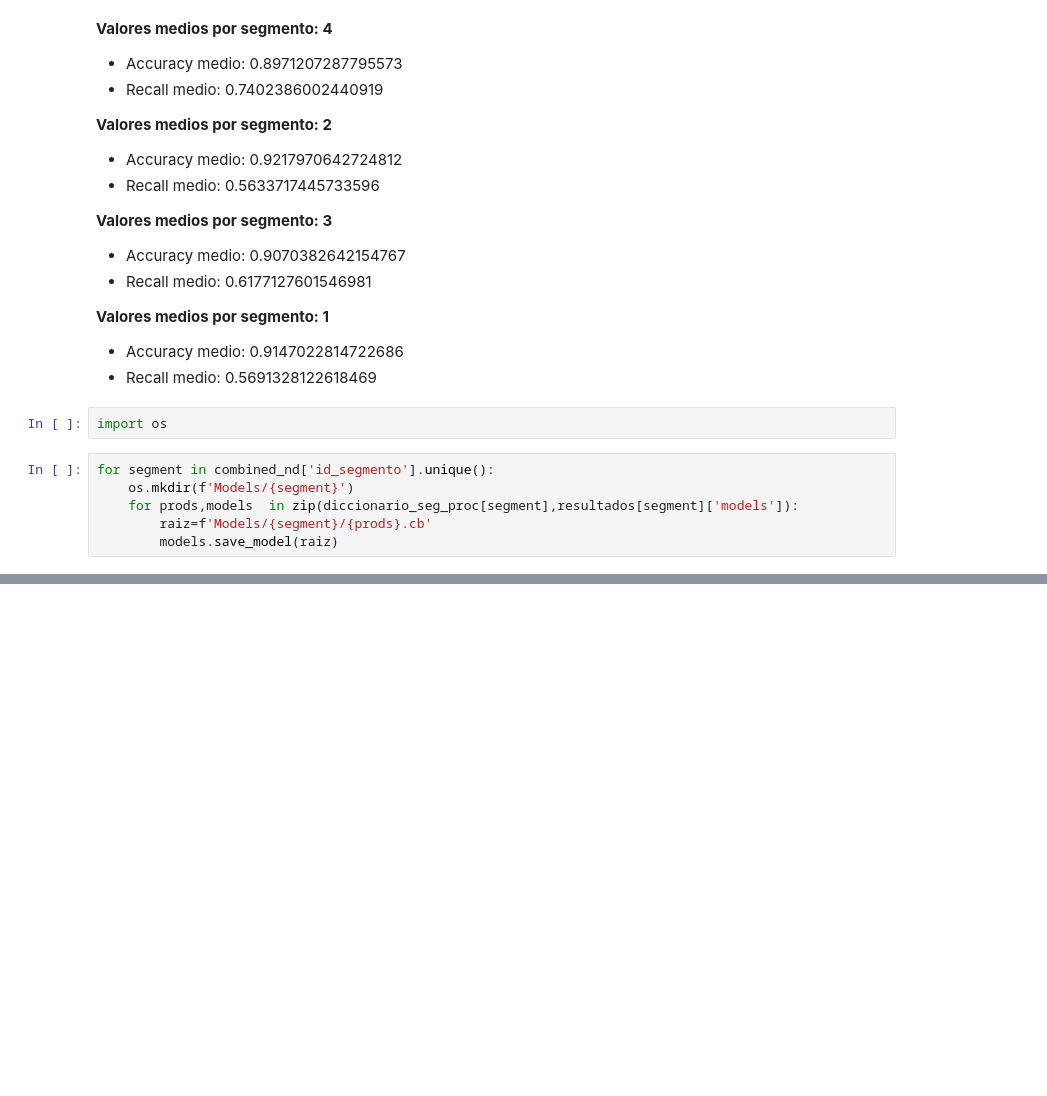
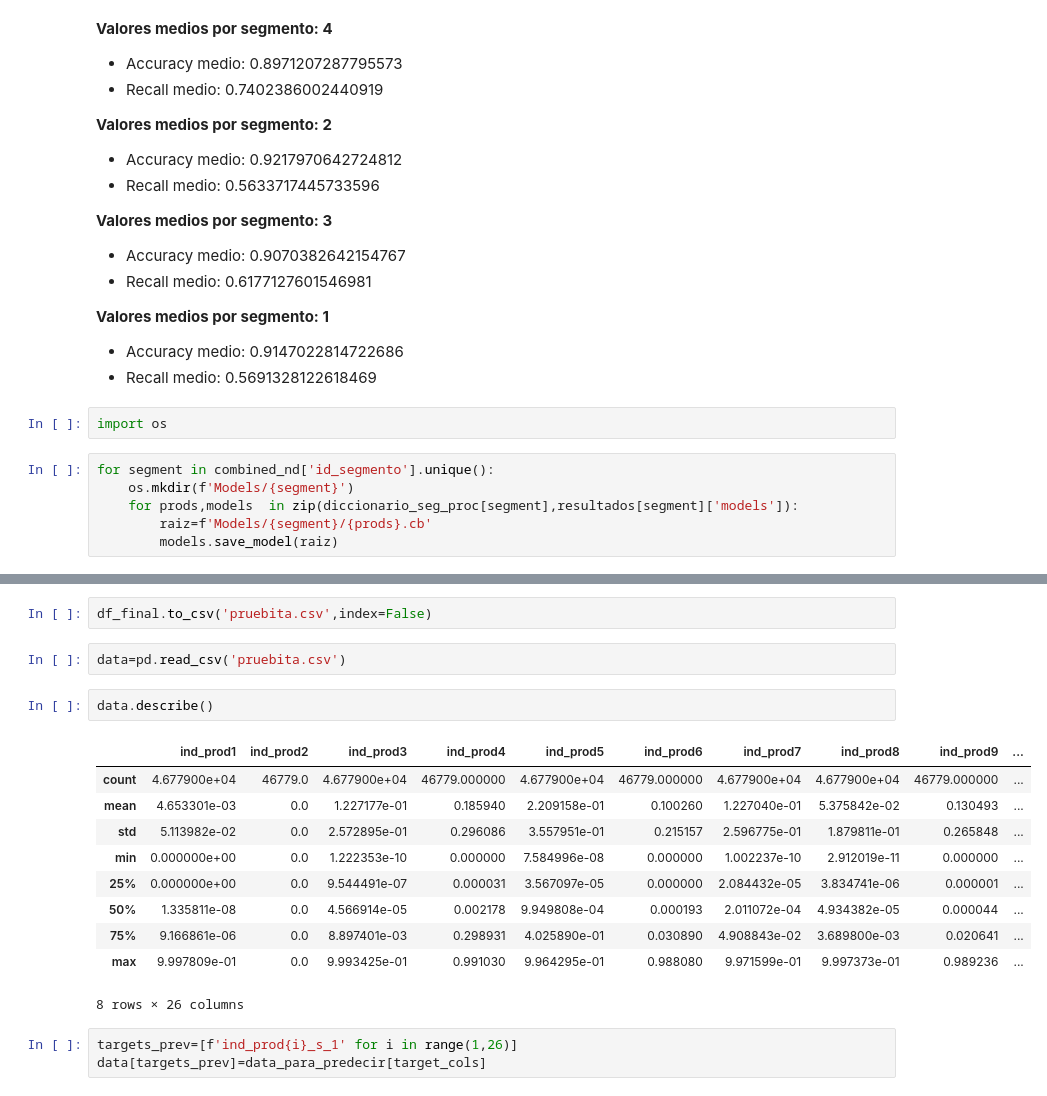
Before and after one commit to mariol-lamas/Machine_learning_proyect, a Jupyter notebook: Src/Santander_kaggle/codigo_adaptado_simple.ipynb, the cells around one changed output, grey strips where cells are left out. Drawn from its saved outputs; the diff is of its cells as text; blank space fills up the shorter version.

```diff
--- a/Src/Santander_kaggle/codigo_adaptado_simple.ipynb
+++ b/Src/Santander_kaggle/codigo_adaptado_simple.ipynb
@@ -584,0 +614,20 @@ clf=CatBoostClassifier()
+# %%
+df_final.to_csv('pruebita.csv',index=False)
+# %%
+data=pd.read_csv('pruebita.csv')
+# %%
+data.describe()
+# %% [output]
+|  | ind_prod1 | ind_prod2 | ind_prod3 | ind_prod4 | ind_prod5 | ind_prod6 | ind_prod7 | ind_prod8 | ind_prod9 | ... |
+| count | 4.677900e+04 | 46779.0 | 4.677900e+04 | 46779.000000 | 4.677900e+04 | 46779.000000 | 4.677900e+04 | 4.677900e+04 | 46779.000000 | ... |
+| mean | 4.653301e-03 | 0.0 | 1.227177e-01 | 0.185940 | 2.209158e-01 | 0.100260 | 1.227040e-01 | 5.375842e-02 | 0.130493 | ... |
+| std | 5.113982e-02 | 0.0 | 2.572895e-01 | 0.296086 | 3.557951e-01 | 0.215157 | 2.596775e-01 | 1.879811e-01 | 0.265848 | ... |
+| min | 0.000000e+00 | 0.0 | 1.222353e-10 | 0.000000 | 7.584996e-08 | 0.000000 | 1.002237e-10 | 2.912019e-11 | 0.000000 | ... |
+| 25% | 0.000000e+00 | 0.0 | 9.544491e-07 | 0.000031 | 3.567097e-05 | 0.000000 | 2.084432e-05 | 3.834741e-06 | 0.000001 | ... |
+| 50% | 1.335811e-08 | 0.0 | 4.566914e-05 | 0.002178 | 9.949808e-04 | 0.000193 | 2.011072e-04 | 4.934382e-05 | 0.000044 | ... |
+| 75% | 9.166861e-06 | 0.0 | 8.897401e-03 | 0.298931 | 4.025890e-01 | 0.030890 | 4.908843e-02 | 3.689800e-03 | 0.020641 | ... |
+| max | 9.997809e-01 | 0.0 | 9.993425e-01 | 0.991030 | 9.964295e-01 | 0.988080 | 9.971599e-01 | 9.997373e-01 | 0.989236 | ... |
+8 rows × 26 columns
+# %%
+targets_prev=[f'ind_prod{i}_s_1' for i in range(1,26)]
+data[targets_prev]=data_para_predecir[target_cols]
```
Also changed, not shown: parts of 31 cells of this notebook.
